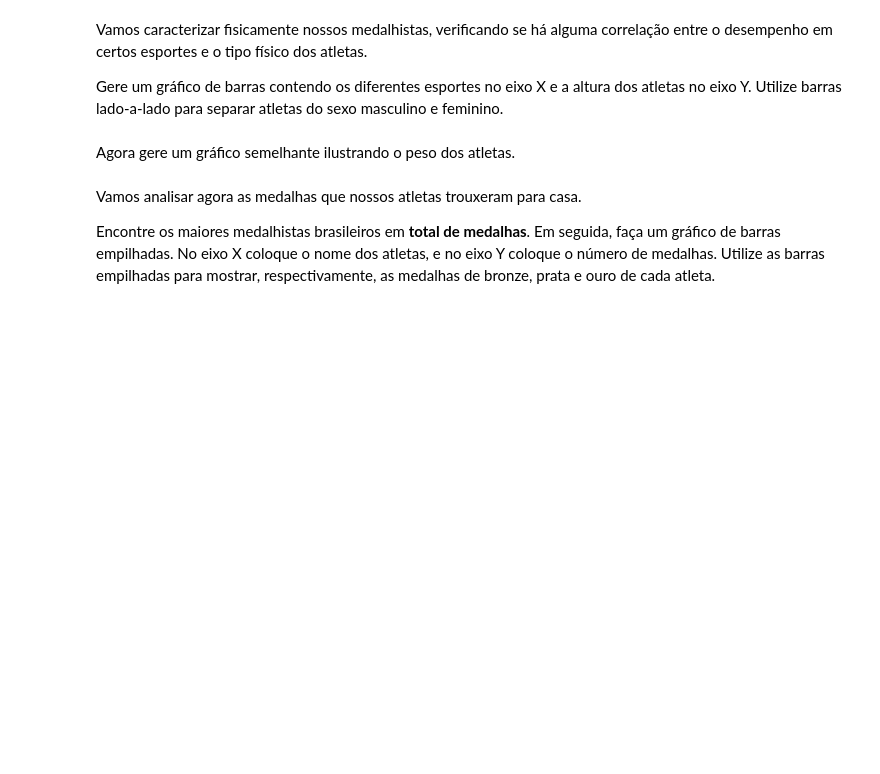
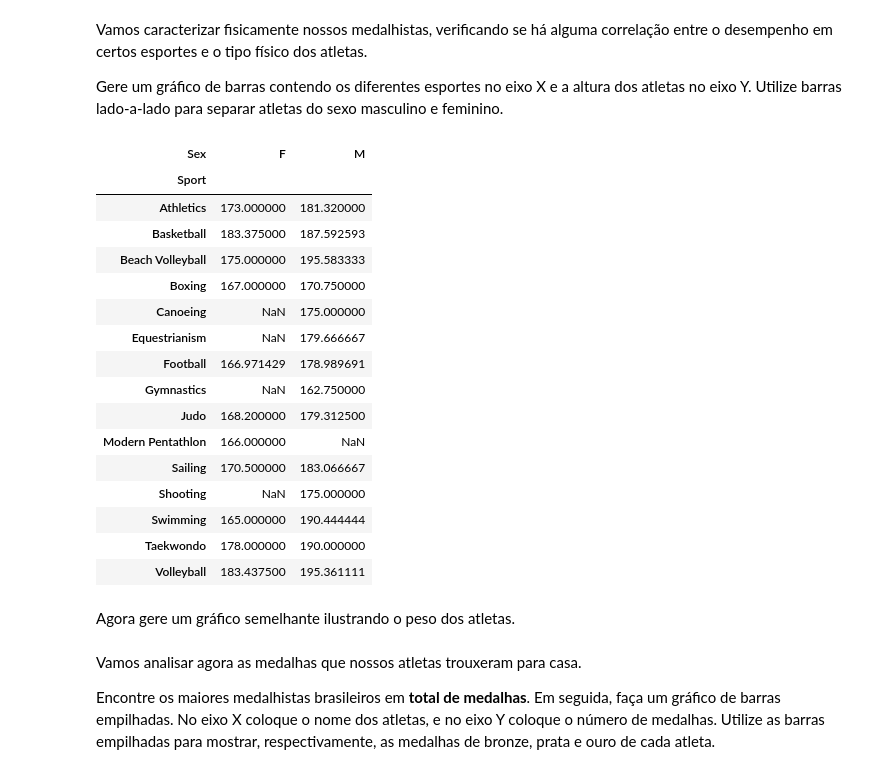
Before and after one commit to VictorBTaveira/Projeto-DataViz, a Jupyter notebook: Projeto_Dataviz.ipynb, the cells around one changed output. Drawn from its saved outputs; the diff is of its cells as text; code cells hidden in the pictures; blank space fills up the shorter version.

```diff
--- a/Projeto_Dataviz.ipynb
+++ b/Projeto_Dataviz.ipynb
@@ -23,6 +68,27 @@ Vamos começar filtrando novamente os dados que iremos trabalhar. Crie um DataFr
 Vamos caracterizar fisicamente nossos medalhistas, verificando se há alguma correlação entre o desempenho em certos esportes e o tipo físico dos atletas.
 
 Gere um gráfico de barras contendo os diferentes esportes no eixo X e a altura dos atletas no eixo Y. Utilize barras lado-a-lado para separar atletas do sexo masculino e feminino.
+# %%
+df_teste = df_brasil_med.groupby(['Sex', 'Sport'])['Height'].mean()
+df_teste.unstack('Sex')
+# %% [output]
+| Sex | F | M |
+| Sport |  |  |
+| Athletics | 173.000000 | 181.320000 |
+| Basketball | 183.375000 | 187.592593 |
+| Beach Volleyball | 175.000000 | 195.583333 |
+| Boxing | 167.000000 | 170.750000 |
+| Canoeing | NaN | 175.000000 |
+| Equestrianism | NaN | 179.666667 |
+| Football | 166.971429 | 178.989691 |
+| Gymnastics | NaN | 162.750000 |
+| Judo | 168.200000 | 179.312500 |
+| Modern Pentathlon | 166.000000 | NaN |
+| Sailing | 170.500000 | 183.066667 |
+| Shooting | NaN | 175.000000 |
+| Swimming | 165.000000 | 190.444444 |
+| Taekwondo | 178.000000 | 190.000000 |
+| Volleyball | 183.437500 | 195.361111 |
 # %% [markdown]
 Agora gere um gráfico semelhante ilustrando o peso dos atletas.
 # %% [markdown]
```
Also changed, not shown: parts of 4 cells of this notebook.
